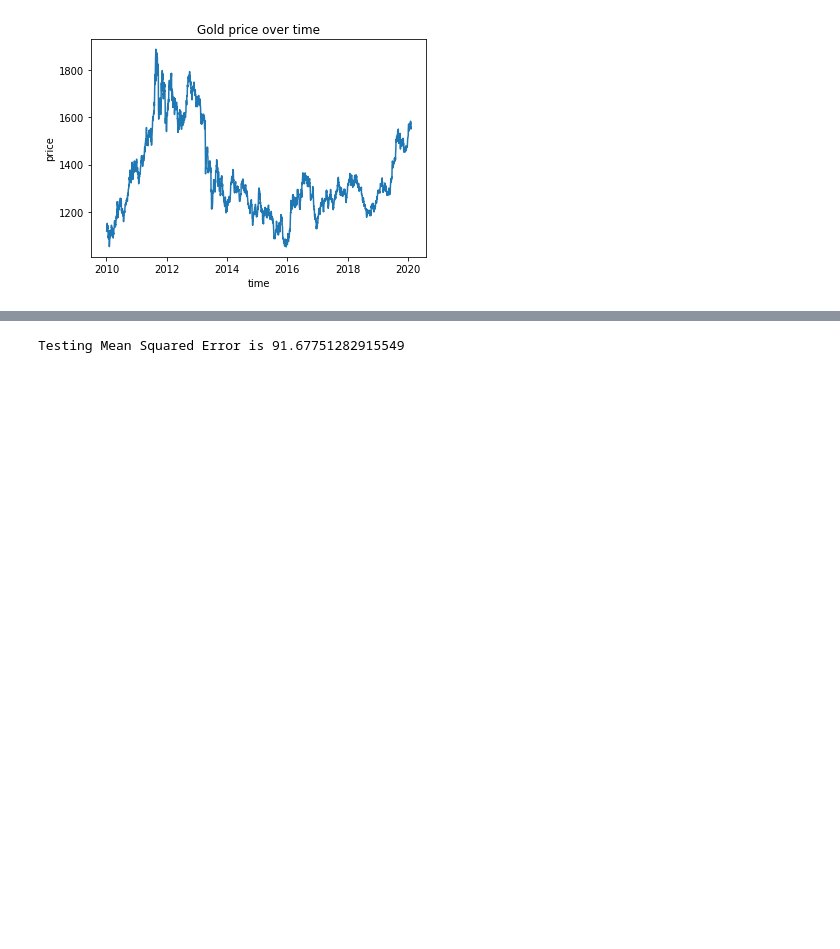
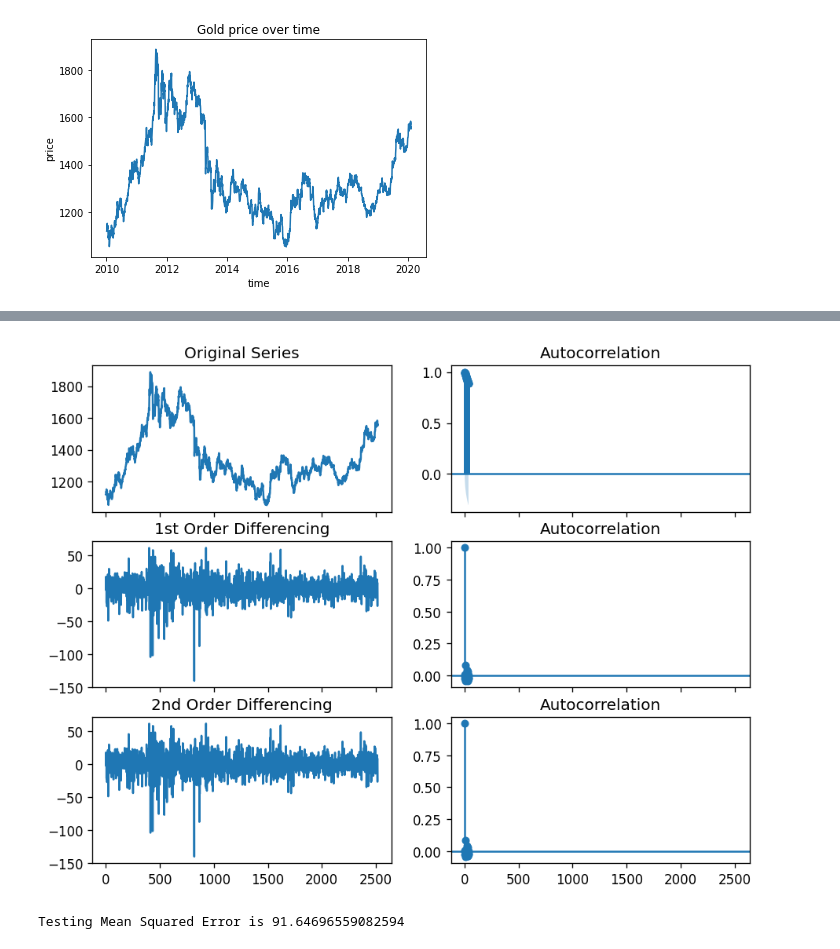
Before and after one commit to JB-DA/Cryptocurrency_Price_Prediction, a Jupyter notebook: drafts/Gold_ARIMA.ipynb, the cells around one changed output, grey strips where cells are left out. Cells and saved outputs as stored; diff of their text form; code cells hidden in the pictures; blank space fills up the shorter version.

```diff
--- a/drafts/Gold_ARIMA.ipynb
+++ b/drafts/Gold_ARIMA.ipynb
@@ -71,3 +140,22 @@ plt.show()
+# %%
+# Original Series
+fig, axes = plt.subplots(3, 2, sharex=True)
+axes[0, 0].plot(df_g['Close'].values); axes[0, 0].set_title('Original Series')
+plot_acf(df_g['Close'].values, ax=axes[0, 1])
+
+
+# 1st Differencing
+axes[1, 0].plot(np.diff(df_g['Close'].values)); axes[1, 0].set_title('1st Order Differencing')
+df_g=df_g.dropna()
+plot_acf(np.diff(df_g['Close'].values), ax=axes[1, 1])
+
+# 2nd Differencing
+axes[2, 0].plot(np.diff(df_g['Close'].values)); axes[2, 0].set_title('2nd Order Differencing')
+plot_acf(np.diff(df_g['Close'].values), ax=axes[2, 1])
+
+plt.show()
+# %% [output]
+[figure, added]
 # %%
 train_data, test_data = df_g[0:int(len(df_g)*0.8)], df_g[int(len(df_g)*0.8):]
 # %%
@@ -79,10 +167,10 @@ model_predictions = []
 N_test_observations = len(test_data)
 
 for time_point in range(N_test_observations):
-    model = ARIMA(history, order=(4,1,0))
+    model = ARIMA(history, order=(5,1,0))
     model_fit = model.fit(disp=0)
     output = model_fit.forecast()
-    #yhat = output[0][0]
+
     yhat = output[0]
     model_predictions.append(yhat)
     true_test_value = test_data[time_point]
@@ -92,4 +180,4 @@ for time_point in range(N_test_observations):
 MSE_error = mean_squared_error(test_data, model_predictions)
 print('Testing Mean Squared Error is {}'.format(MSE_error))
 # %% [output]
-Testing Mean Squared Error is 91.67751282915549
+Testing Mean Squared Error is 91.64696559082594
```
Also changed, not shown: parts of 11 cells of this notebook.
